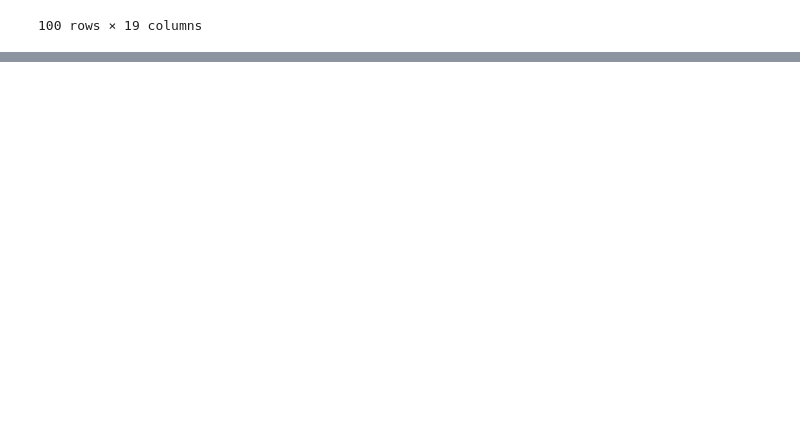
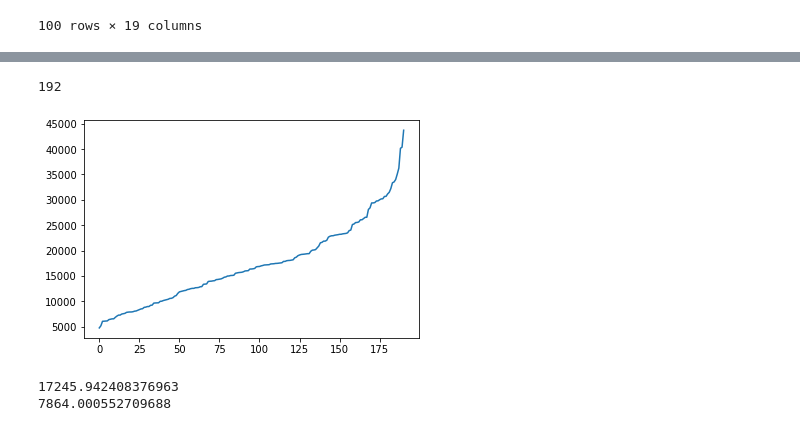
Before and after one commit to addsandwich/2022-msaai-500-final-project, a Jupyter notebook: notebooks/Example-Datawork.ipynb, the cells around one changed output, grey strips where cells are left out. Cells and saved outputs as stored; diff of their text form; code cells hidden in the pictures; blank space fills up the shorter version.

```diff
--- a/notebooks/Example-Datawork.ipynb
+++ b/notebooks/Example-Datawork.ipynb
@@ -231,0 +239,29 @@ Name: Price, dtype: int32
+# %%
+n = 100
+a = len(data)
+b = int(len(data)/n)
+# %%
+res = []
+for i in range(b):
+    x=0
+    temp = n if a >= i*n+n else a-i*n
+    for j in range(temp):
+        x+= data.iloc[n*i+j]['Price']
+    res.append(int(x/temp))
+res.sort()
+# %%
+res2 = res[:-1]
+plt.plot(res2)
+print(b)
+# %% [output]
+192
+[figure, added]
+# %%
+import numpy
+μ = numpy.mean(res2, axis=0)
+σ = numpy.std(res2, axis=0)
+print(μ)
+print(σ)
+# %% [output]
+17245.942408376963
+7864.000552709688
```
Also changed, not shown: parts of 3 cells of this notebook.
